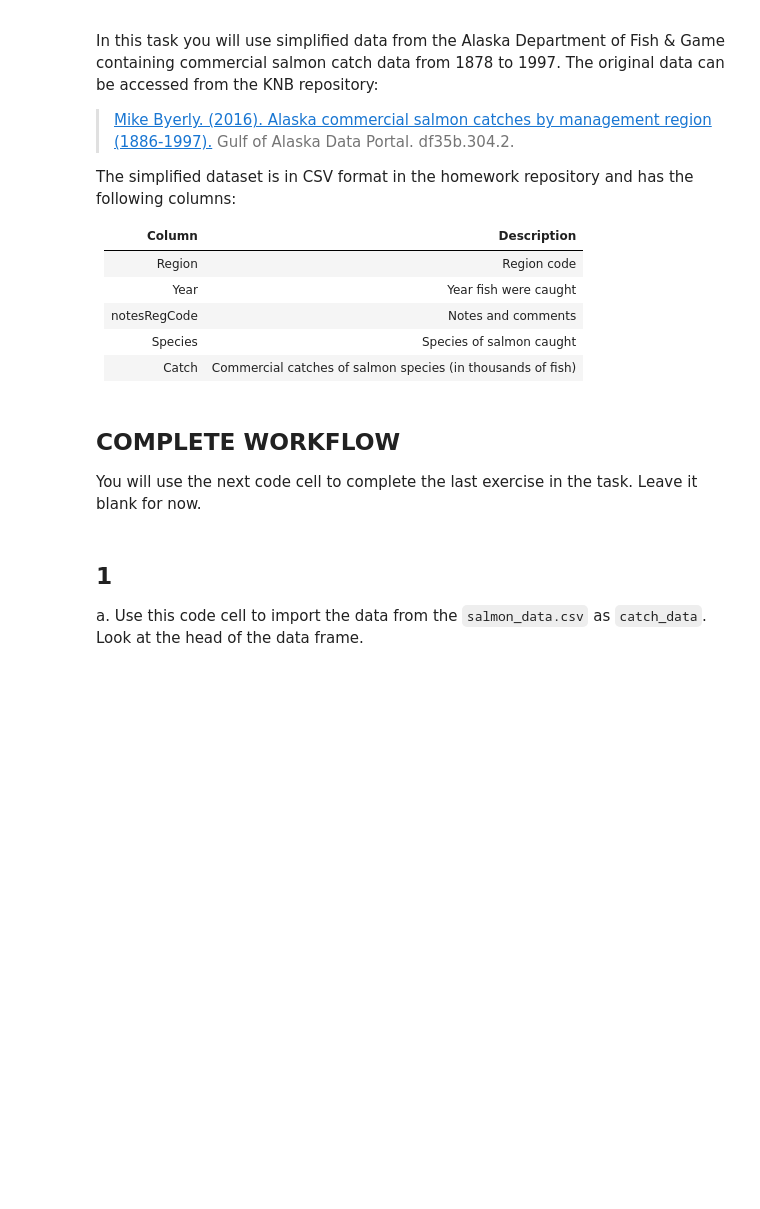
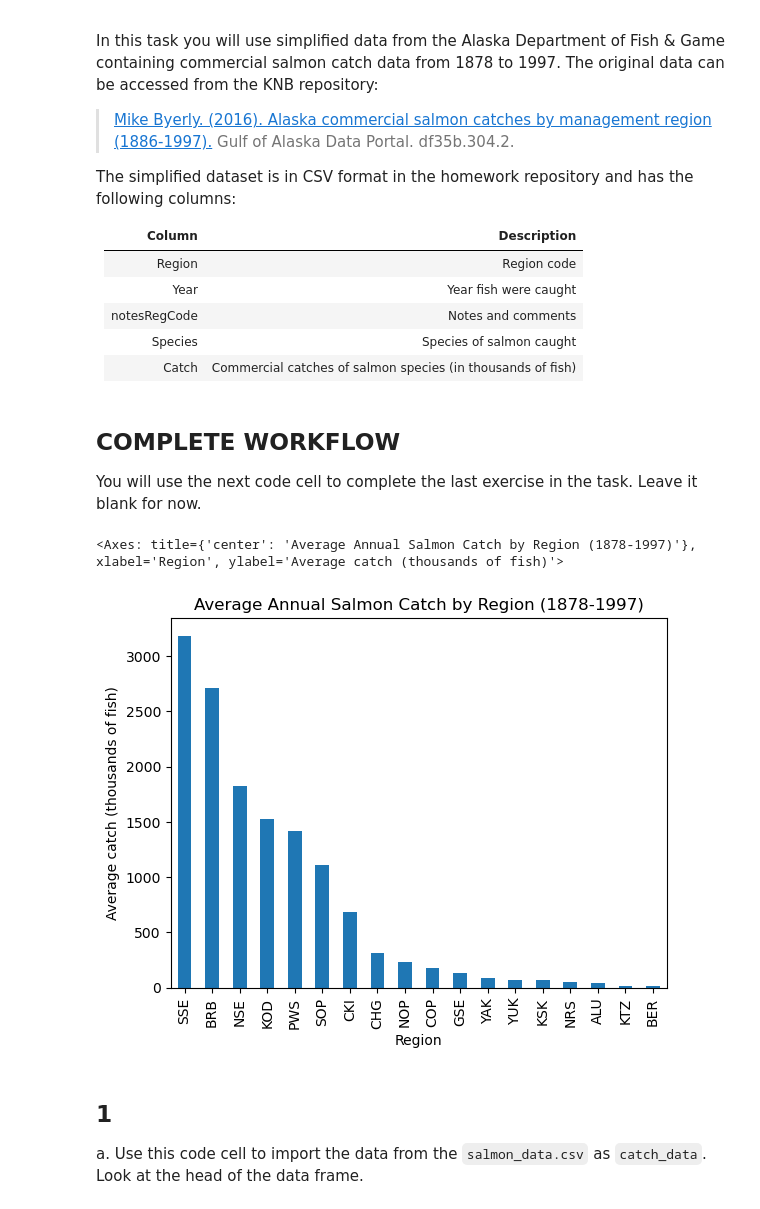
Before and after one commit to ashrcho/eds220-hwk2, a Jupyter notebook: task2/hwk2-task2-salmon.ipynb, the cells around one changed output. Saved outputs shown, nothing was run; the diff lists cells and outputs as text; code cells hidden in the pictures; blank space fills up the shorter version.

```diff
--- a/task2/hwk2-task2-salmon.ipynb
+++ b/task2/hwk2-task2-salmon.ipynb
@@ -53,3 +51,72 @@ You will use the next code cell to complete the last exercise in the task. Leave
+# %%
+# FINAL CODE
+# a.
+# Import data and libraries
+import pandas as pd
+import numpy as np
+catch_data = pd.read_csv('data/salmon_data.csv')
+# Check first 5 rows of salmon_data dataframe
+catch_data.head()
+
+# b.
+# Preliminary data exploration
+catch_data.shape
+catch_data['Region'].value_counts()
+catch_data['Species'].value_counts()
+catch_data['Catch'].describe()
+start_date = catch_data['Year'].min()
+end_date = catch_data['Year'].max()
+f'The data was collected from the year {start_date} to the year {end_date}'
+
+# c.
+# Store unique notes in new variable prior to dropping it from the main df.
+notes_unique = catch_data['notesRegCode'].unique()
+notes_unique
+
+#d.
+# Dropping notesregcode col from dataframe
+catch_data = catch_data.drop(columns = ['notesRegCode'])
+catch_data.columns
+
+# e.
+# Check types of columns in df to assure correct types.
+catch_data.dtypes
+
+
+# f.
+# Find row where catch is the value I
+catch_I = catch_data[(catch_data['Catch'] == 'I') | (catch_data['Catch'] == 'i')]
+catch_I
+
+# g.
+# Update value of catch in row 400 from I to 1 and store that row in new variable
+# catch_1
+catch_data.at[400, 'Catch'] = 1
+catch_1 = catch_data.loc[400]
+# Print catch_1
+catch_1
+
+# h.
+# Cast Catch column to int64 and double check the type.
+catch_data['Catch'] = catch_data['Catch'].astype('int64')
+catch_column_type = catch_data['Catch'].dtype
+catch_column_type
+
+# i.
+# Create table with average annual salmon catch by region
+avg_region = catch_data.groupby('Region')['Catch'].mean()
+avg_region
+
+# j.
+# sort values and plot the table as a bar graph
+avg_region = avg_region.sort_values(ascending=False)
+avg_region.plot(kind='bar',
+                title="Average Annual Salmon Catch by Region (1878-1997)",
+                xlabel="Region",
+                ylabel="Average catch (thousands of fish)")
+# %% [output]
+<Axes: title={'center': 'Average Annual Salmon Catch by Region (1878-1997)'}, xlabel='Region', ylabel='Average catch (thousands of fish)'>
+[figure, added]
 # %% [markdown]
 ## 1
 
```
Also changed, not shown: parts of 10 cells of this notebook.
